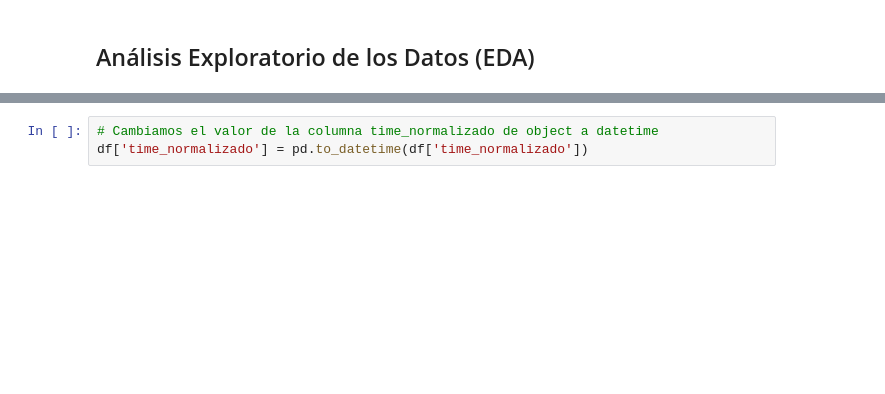
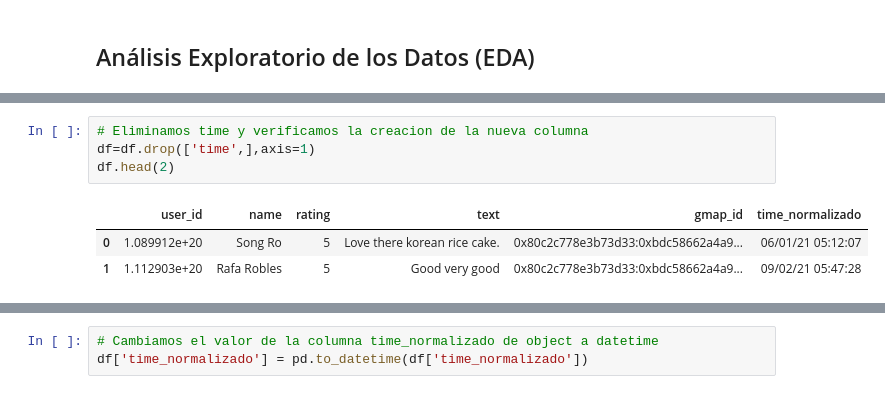
Before and after one commit to Nazario3482/Proyecto-Grupal-Google-yelp, a Jupyter notebook: Sprint 1 Propuesta de Trabajo/EDA Google/EDA_california.ipynb, the cells around one changed output, grey strips where cells are left out. Drawn from its saved outputs; the diff is of its cells as text; blank space fills up the shorter version.

```diff
--- a/Sprint 1 Propuesta de Trabajo/EDA Google/EDA_california.ipynb
+++ b/Sprint 1 Propuesta de Trabajo/EDA Google/EDA_california.ipynb
@@ -65,3 +51,11 @@ df.head(6)
+# %%
+# Eliminamos time y verificamos la creacion de la nueva columna
+df=df.drop(['time',],axis=1)
+df.head(2)
+# %% [output]
+|  | user_id | name | rating | text | gmap_id | time_normalizado |
+| 0 | 1.089912e+20 | Song Ro | 5 | Love there korean rice cake. | 0x80c2c778e3b73d33:0xbdc58662a4a9... | 06/01/21 05:12:07 |
+| 1 | 1.112903e+20 | Rafa Robles | 5 | Good very good | 0x80c2c778e3b73d33:0xbdc58662a4a9... | 09/02/21 05:47:28 |
 # %%
 # Verificamos el tipo de dato en las columnas
 df.dtypes
```
Also changed, not shown: parts of 17 cells of this notebook, 5 other files.
